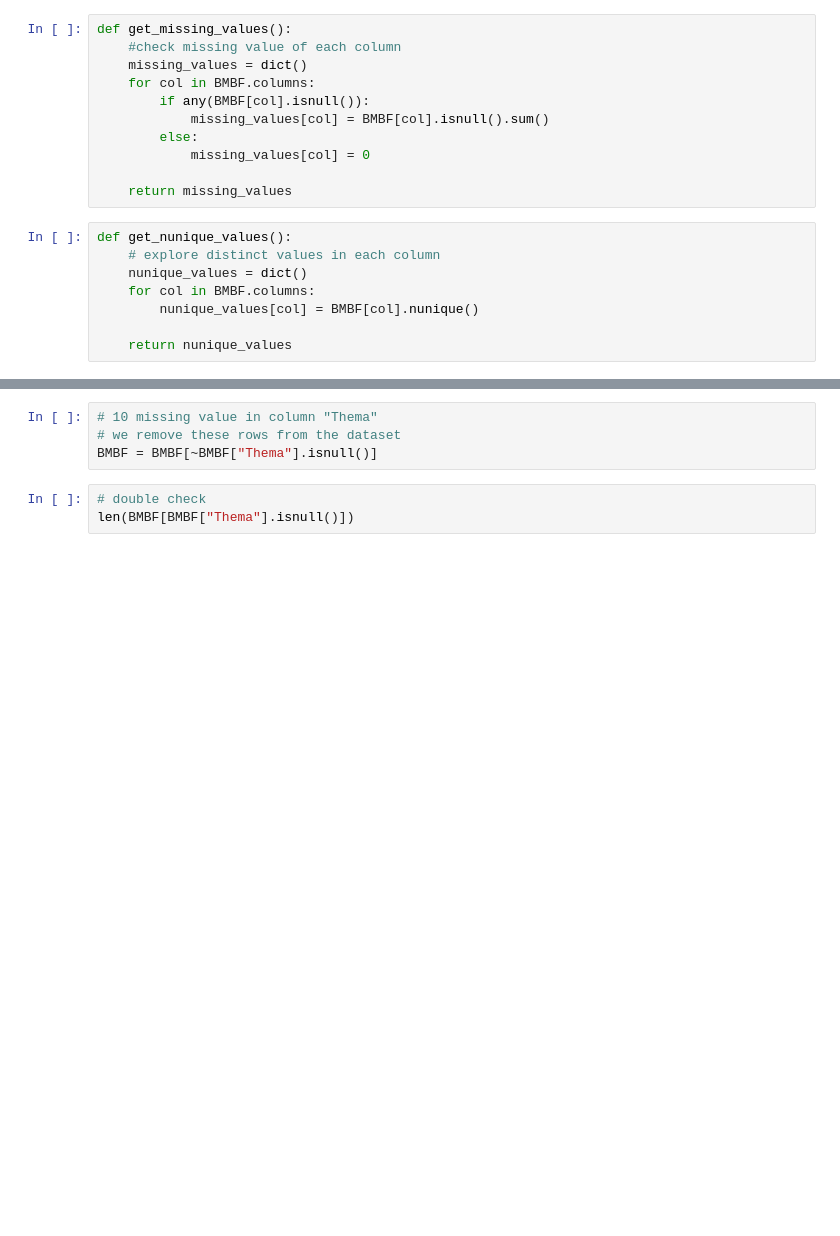
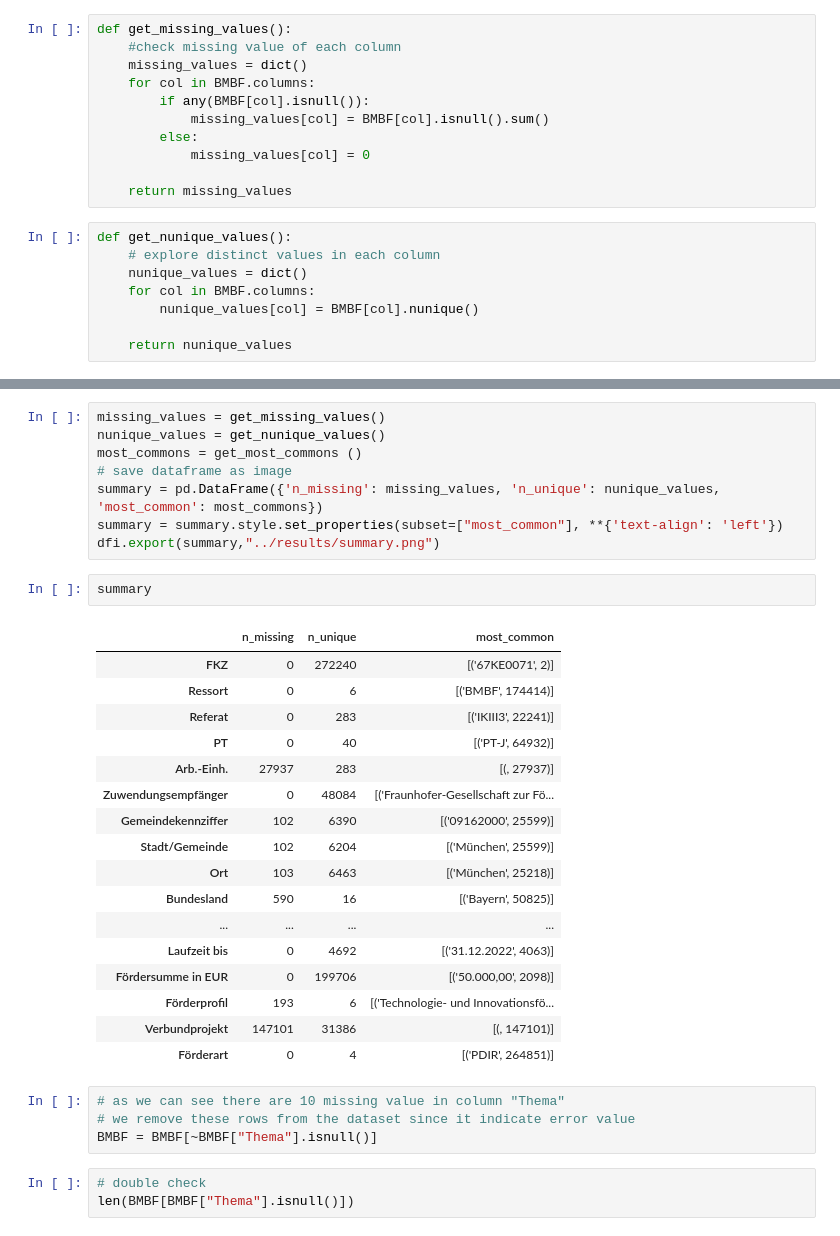
Before and after one commit to isaacduong/BMBF, a Jupyter notebook: eda/BMBF_eda (1. notebook).ipynb, the cells around one changed output, grey strips where cells are left out. Saved outputs shown, nothing was run; the diff lists cells and outputs as text; blank space fills up the shorter version.

```diff
--- a/eda/BMBF_eda (1. notebook).ipynb
+++ b/eda/BMBF_eda (1. notebook).ipynb
@@ -124,6 +109,34 @@ pd.DataFrame({'n_missing': missing_values, 'n_unique': nunique_values, 'most_com
+# %%
+missing_values = get_missing_values()
+nunique_values = get_nunique_values()
+most_commons = get_most_commons ()
+# save dataframe as image
+summary = pd.DataFrame({'n_missing': missing_values, 'n_unique': nunique_values, 'most_common': most_commons})
+summary = summary.style.set_properties(subset=["most_common"], **{'text-align': 'left'})
+dfi.export(summary,"../results/summary.png")
+# %%
+summary
+# %% [output]
+|  | n_missing | n_unique | most_common |
+| FKZ | 0 | 272240 | [('67KE0071', 2)] |
+| Ressort | 0 | 6 | [('BMBF', 174414)] |
+| Referat | 0 | 283 | [('IKIII3', 22241)] |
+| PT | 0 | 40 | [('PT-J', 64932)] |
+| Arb.-Einh. | 27937 | 283 | [(, 27937)] |
+| Zuwendungsempfänger | 0 | 48084 | [('Fraunhofer-Gesellschaft zur Fö... |
+| Gemeindekennziffer | 102 | 6390 | [('09162000', 25599)] |
+| Stadt/Gemeinde | 102 | 6204 | [('München', 25599)] |
+| Ort | 103 | 6463 | [('München', 25218)] |
+| Bundesland | 590 | 16 | [('Bayern', 50825)] |
+| ... | ... | ... | ... |
+| Laufzeit bis | 0 | 4692 | [('31.12.2022', 4063)] |
+| Fördersumme in EUR | 0 | 199706 | [('50.000,00', 2098)] |
+| Förderprofil | 193 | 6 | [('Technologie- und Innovationsfö... |
+| Verbundprojekt | 147101 | 31386 | [(, 147101)] |
+| Förderart | 0 | 4 | [('PDIR', 264851)] |
 # %%
-# 10 missing value in column "Thema"
-# we remove these rows from the dataset
+# as we can see there are 10 missing value in column "Thema"
+# we remove these rows from the dataset since it indicate error value
 BMBF = BMBF[~BMBF["Thema"].isnull()]
 # %%
 # double check
```
Also changed, not shown: parts of 11 cells of this notebook, 7 other files.
